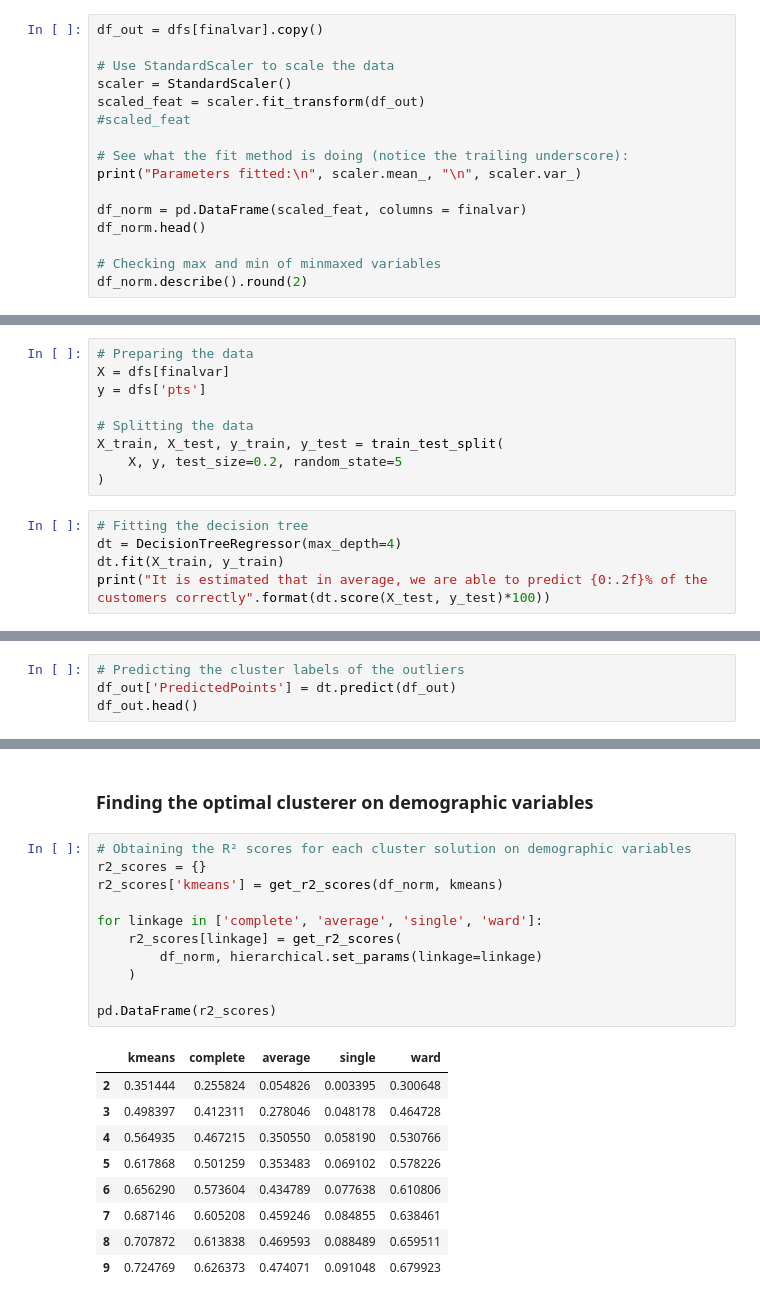
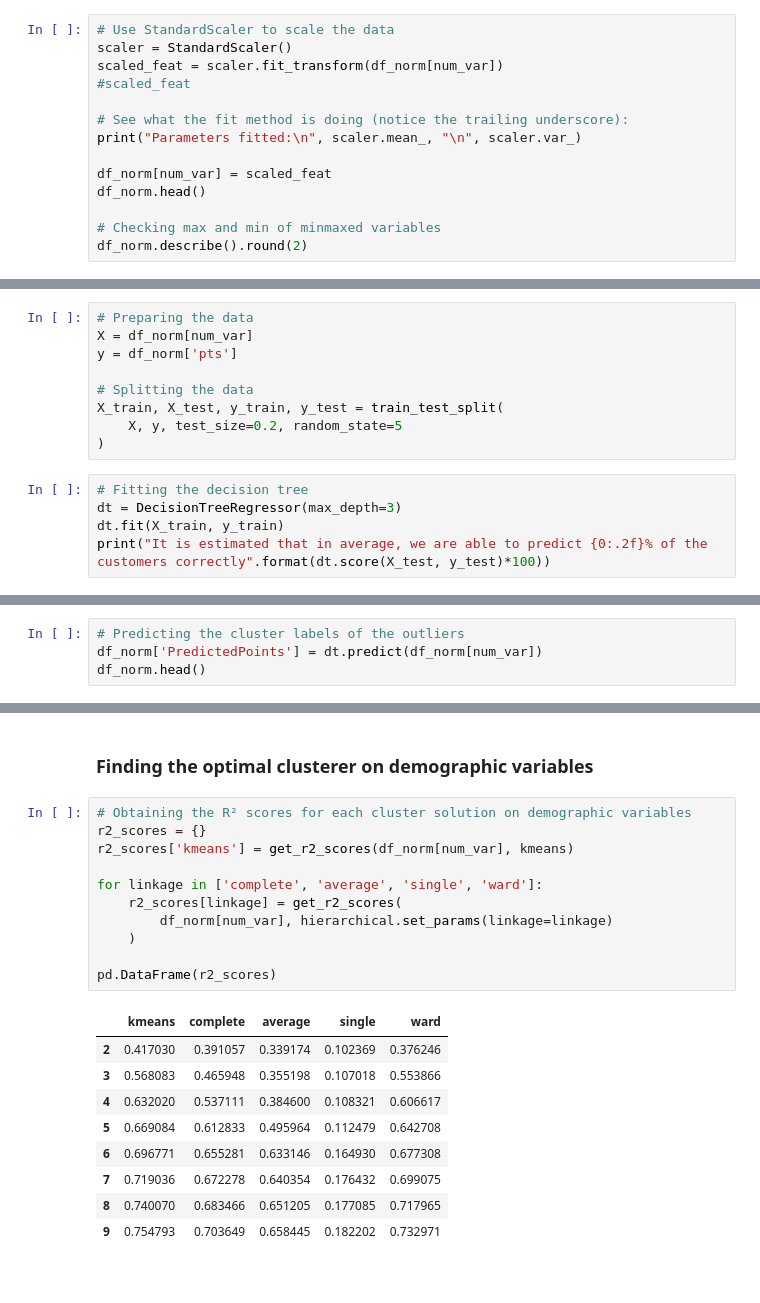
Before and after one commit to fredericojpr/Statistics-for-Data-Science-Project, a Jupyter notebook: Stats.ipynb, the cells around one changed output, grey strips where cells are left out. Cells and saved outputs as stored; diff of their text form.

```diff
--- a/Stats.ipynb
+++ b/Stats.ipynb
@@ -307,17 +290,15 @@ We get the normalized total reduction of the criterion (gini or entropy) brought
 # %%
 from sklearn.preprocessing import MinMaxScaler, StandardScaler, OneHotEncoder
 # %%
-df_out = dfs[finalvar].copy()
-
 # Use StandardScaler to scale the data
 scaler = StandardScaler()
-scaled_feat = scaler.fit_transform(df_out)
+scaled_feat = scaler.fit_transform(df_norm[num_var])
 #scaled_feat
 
 # See what the fit method is doing (notice the trailing underscore):
 print("Parameters fitted:\n", scaler.mean_, "\n", scaler.var_)
 
-df_norm = pd.DataFrame(scaled_feat, columns = finalvar)
+df_norm[num_var] = scaled_feat
 df_norm.head()
 
 # Checking max and min of minmaxed variables
@@ -346,8 +329,8 @@ from sklearn.model_selection import train_test_split
 import graphviz
 # %%
 # Preparing the data
-X = dfs[finalvar]
-y = dfs['pts']
+X = df_norm[num_var]
+y = df_norm['pts']
 
 # Splitting the data
 X_train, X_test, y_train, y_test = train_test_split(
@@ -355,7 +338,7 @@ X_train, X_test, y_train, y_test = train_test_split(
 )
 # %%
 # Fitting the decision tree
-dt = DecisionTreeRegressor(max_depth=4)
+dt = DecisionTreeRegressor(max_depth=3)
 dt.fit(X_train, y_train)
 print("It is estimated that in average, we are able to predict {0:.2f}% of the customers correctly".format(dt.score(X_test, y_test)*100))
 # %% [output]
@@ -372,6 +356,6 @@ deep_allowed    0.016678
 dtype: float64
 # %%
 # Predicting the cluster labels of the outliers
-df_out['PredictedPoints'] = dt.predict(df_out)
-df_out.head()
+df_norm['PredictedPoints'] = dt.predict(df_norm[num_var])
+df_norm.head()
 # %% [output]
@@ -430,24 +414,24 @@ hierarchical = AgglomerativeClustering(
 # %%
 # Obtaining the R² scores for each cluster solution on demographic variables
 r2_scores = {}
-r2_scores['kmeans'] = get_r2_scores(df_norm, kmeans)
+r2_scores['kmeans'] = get_r2_scores(df_norm[num_var], kmeans)
 
 for linkage in ['complete', 'average', 'single', 'ward']:
     r2_scores[linkage] = get_r2_scores(
-        df_norm, hierarchical.set_params(linkage=linkage)
+        df_norm[num_var], hierarchical.set_params(linkage=linkage)
     )
 
 pd.DataFrame(r2_scores)
 # %% [output]
 |  | kmeans | complete | average | single | ward |
-| 2 | 0.351444 | 0.255824 | 0.054826 | 0.003395 | 0.300648 |
-| 3 | 0.498397 | 0.412311 | 0.278046 | 0.048178 | 0.464728 |
-| 4 | 0.564935 | 0.467215 | 0.350550 | 0.058190 | 0.530766 |
-| 5 | 0.617868 | 0.501259 | 0.353483 | 0.069102 | 0.578226 |
-| 6 | 0.656290 | 0.573604 | 0.434789 | 0.077638 | 0.610806 |
-| 7 | 0.687146 | 0.605208 | 0.459246 | 0.084855 | 0.638461 |
-| 8 | 0.707872 | 0.613838 | 0.469593 | 0.088489 | 0.659511 |
-| 9 | 0.724769 | 0.626373 | 0.474071 | 0.091048 | 0.679923 |
+| 2 | 0.417030 | 0.391057 | 0.339174 | 0.102369 | 0.376246 |
+| 3 | 0.568083 | 0.465948 | 0.355198 | 0.107018 | 0.553866 |
+| 4 | 0.632020 | 0.537111 | 0.384600 | 0.108321 | 0.606617 |
+| 5 | 0.669084 | 0.612833 | 0.495964 | 0.112479 | 0.642708 |
+| 6 | 0.696771 | 0.655281 | 0.633146 | 0.164930 | 0.677308 |
+| 7 | 0.719036 | 0.672278 | 0.640354 | 0.176432 | 0.699075 |
+| 8 | 0.740070 | 0.683466 | 0.651205 | 0.177085 | 0.717965 |
+| 9 | 0.754793 | 0.703649 | 0.658445 | 0.182202 | 0.732971 |
 # %%
 # Visualizing the R² scores for each cluster solution on demographic variables
 pd.DataFrame(r2_scores).plot.line(figsize=(10,7))
```
Also changed, not shown: parts of 39 cells of this notebook.
